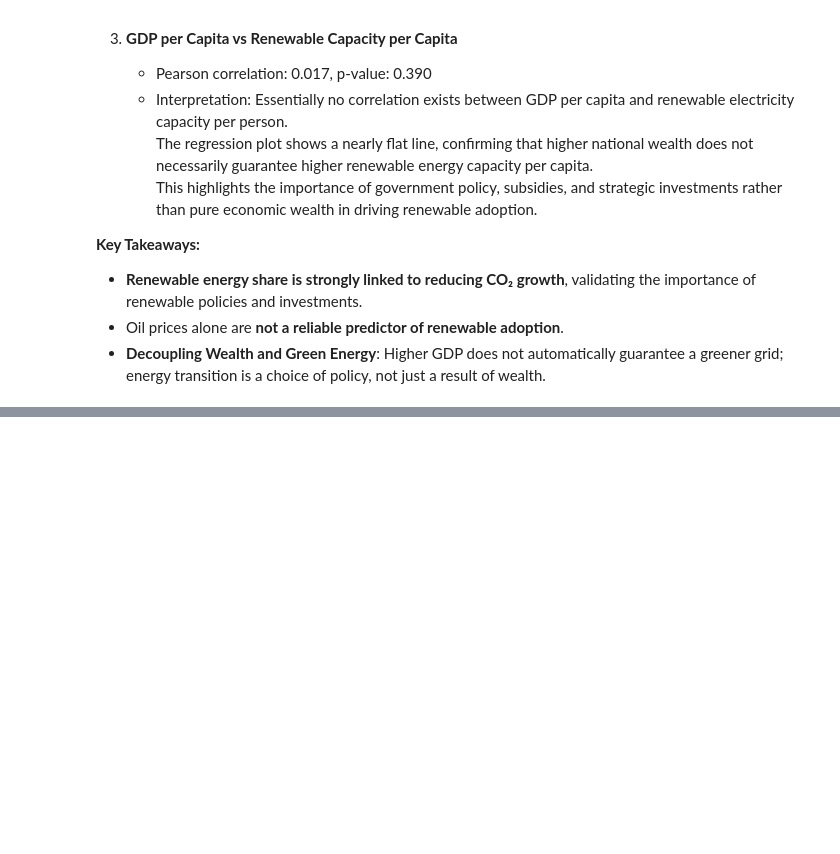
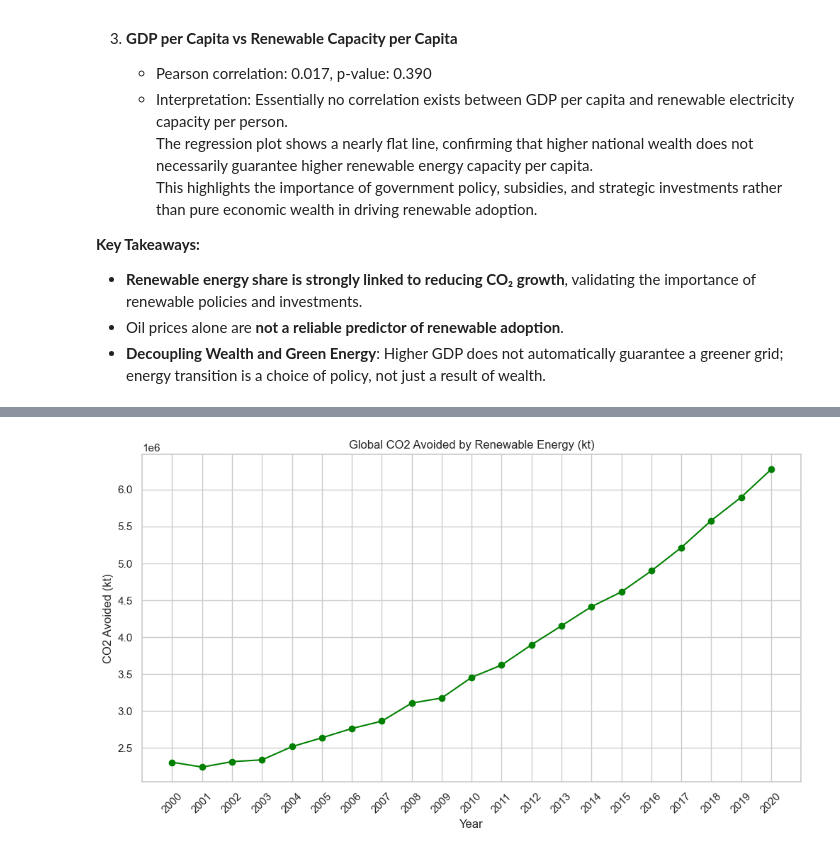
Before and after one commit to MaksimusRex/Data-Analysis-on-Emissions-Energy-and-EVs, a Jupyter notebook: DataAnalysisEmissions.ipynb, the cells around one changed output, grey strips where cells are left out. Saved outputs shown, nothing was run; the diff lists cells and outputs as text; code cells hidden in the pictures; blank space fills up the shorter version.

```diff
--- a/DataAnalysisEmissions.ipynb
+++ b/DataAnalysisEmissions.ipynb
@@ -1453,0 +1515,21 @@ We analyzed three relationships: oil prices vs renewable share, renewable share
+# %%
+df_global = df_energy.groupby('year').agg({
+    'electricity_from_renewables_twh': 'sum'
+}).reset_index()
+
+# Estimate CO2 avoided by renewables
+# Assume 1 TWh of fossil fuel electricity emits 900 kt CO2
+co2_per_twh_fossil = 900  # kt CO2 per TWh
+df_global['co2_avoided_kt'] = df_global['electricity_from_renewables_twh'] * co2_per_twh_fossil
+
+# Plot CO2 avoided
+plt.figure(figsize=(12,6))
+plt.plot(df_global['year'], df_global['co2_avoided_kt'], color='green', marker='o', linestyle='-')
+plt.title('Global CO2 Avoided by Renewable Energy (kt)')
+plt.xlabel('Year')
+plt.ylabel('CO2 Avoided (kt)')
+plt.grid(True)
+plt.xticks(df_global['year'], rotation=45)
+plt.show()
+# %% [output]
+[figure, added]
```
Also changed, not shown: parts of 2 cells of this notebook.
